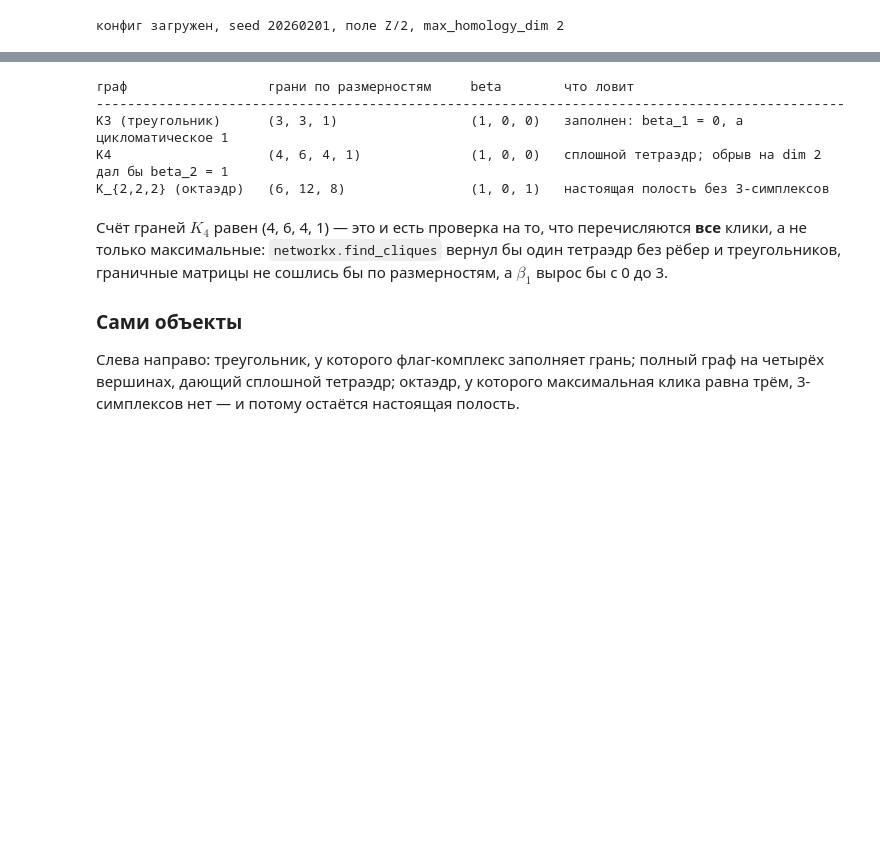
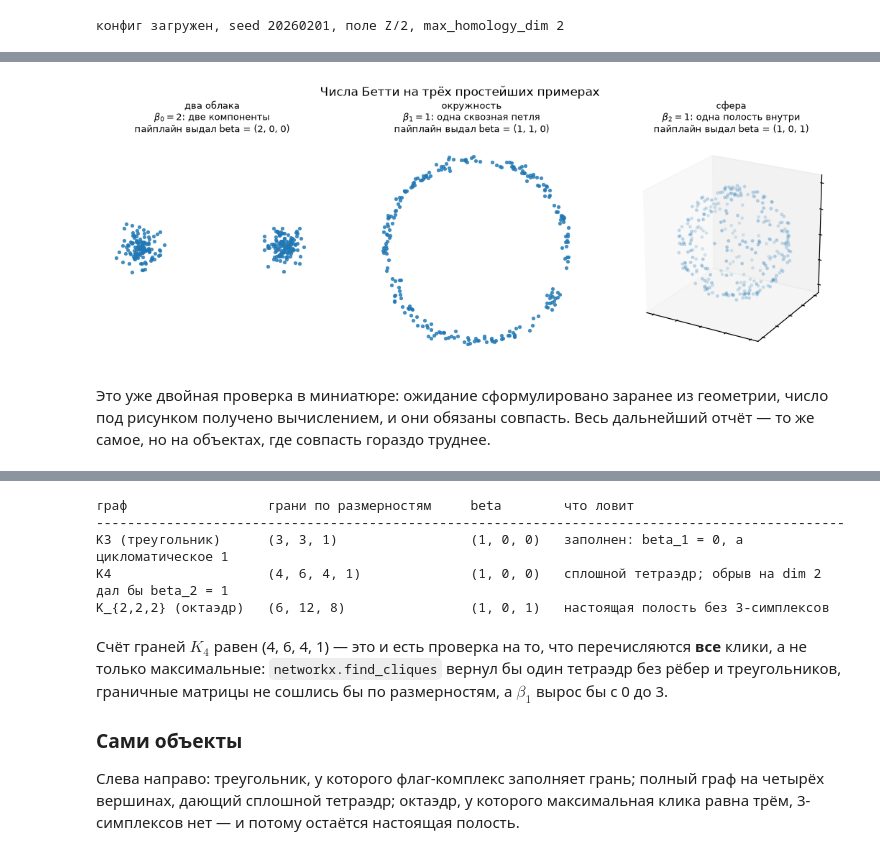
Before and after one commit to Semyon-ksa/tdadyn, a Jupyter notebook: notebooks/report.ipynb, the cells around one changed output, grey strips where cells are left out. Cells and saved outputs as stored; diff of their text form; code cells hidden in the pictures; blank space fills up the shorter version.

```diff
--- a/notebooks/report.ipynb
+++ b/notebooks/report.ipynb
@@ -56,0 +128,41 @@ print(f"конфиг загружен, seed {CONFIG.seed}, поле Z/{TOPOLOGY.
+# %%
+# Три простейших объекта — по одному на каждое число Бетти.
+demo_rng = rng_for(CONFIG.seed, "intro_demo")
+two_blobs = np.vstack([demo_rng.normal(0, 0.28, size=(120, 2)) + [-2.2, 0],
+                       demo_rng.normal(0, 0.28, size=(120, 2)) + [2.2, 0]])
+demo_ring = build_static_cloud("circle", CONFIG, n_points=240, noise_sigma=0.03).points
+demo_ball = build_static_cloud("sphere", CONFIG, n_points=300, noise_sigma=0.02).points
+
+fig = plt.figure(figsize=(12, 4.2))
+panels = [(two_blobs, "два облака", r"$\beta_0 = 2$: две компоненты", None),
+          (demo_ring, "окружность", r"$\beta_1 = 1$: одна сквозная петля", None),
+          (demo_ball, "сфера", r"$\beta_2 = 1$: одна полость внутри", (22, -60))]
+for i, (pts, name, caption, view) in enumerate(panels, 1):
+    if view is None:
+        ax = fig.add_subplot(1, 3, i)
+        ax.scatter(*pts.T, s=6, alpha=0.75)
+        # Квадратное окно вокруг центра облака: иначе equal-aspect делает панели
+        # несопоставимыми по размеру — плоские две капли против высокой окружности.
+        centre, half = pts.mean(0), np.ptp(pts, axis=0).max() / 2 * 1.15
+        ax.set_xlim(centre[0] - half, centre[0] + half)
+        ax.set_ylim(centre[1] - half, centre[1] + half)
+        ax.set_aspect("equal"); ax.axis("off")
+    else:
+        ax = fig.add_subplot(1, 3, i, projection="3d")
+        ax.scatter(*pts.T, s=5, alpha=0.5)
+        ax.set_box_aspect(np.ptp(pts, axis=0)); ax.view_init(*view)
+        ax.set_xticklabels([]); ax.set_yticklabels([]); ax.set_zticklabels([]); ax.grid(False)
+    measured = significant_betti(pairwise_distances(pts), max_homology_dim=2,
+                                 coeff_field=TOPOLOGY.coeff_field, criterion=TOPOLOGY.criterion,
+                                 gap_noise_floor_ratio=TOPOLOGY.gap_noise_floor_ratio,
+                                 gap_min_ratio=TOPOLOGY.gap_min_ratio)
+    got = tuple(measured[k] for k in range(3))
+    ax.set_title(f"{name}\n{caption}\nпайплайн выдал beta = {got}", fontsize=8.5)
+fig.suptitle("Числа Бетти на трёх простейших примерах", fontsize=11)
+fig.tight_layout(rect=(0, 0, 1, 0.93)); plt.show()
+# %% [output]
+[figure, added]
+# %% [markdown]
+Это уже двойная проверка в миниатюре: ожидание сформулировано заранее из
+геометрии, число под рисунком получено вычислением, и они обязаны совпасть. Весь
+дальнейший отчёт — то же самое, но на объектах, где совпасть гораздо труднее.
```
Also changed, not shown: parts of 29 cells of this notebook, 2 other files.
